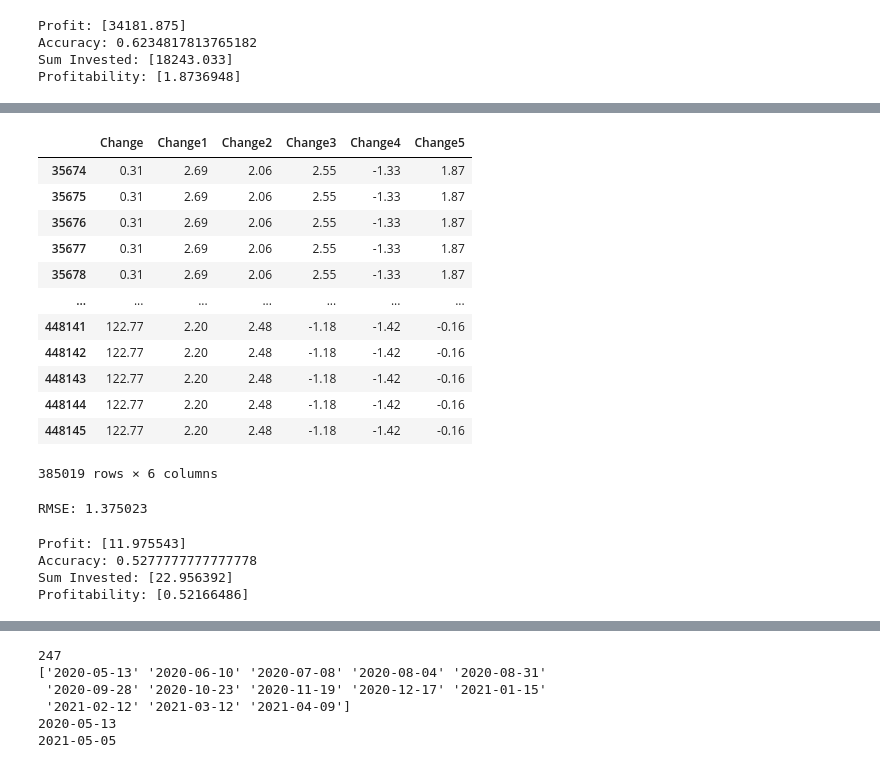
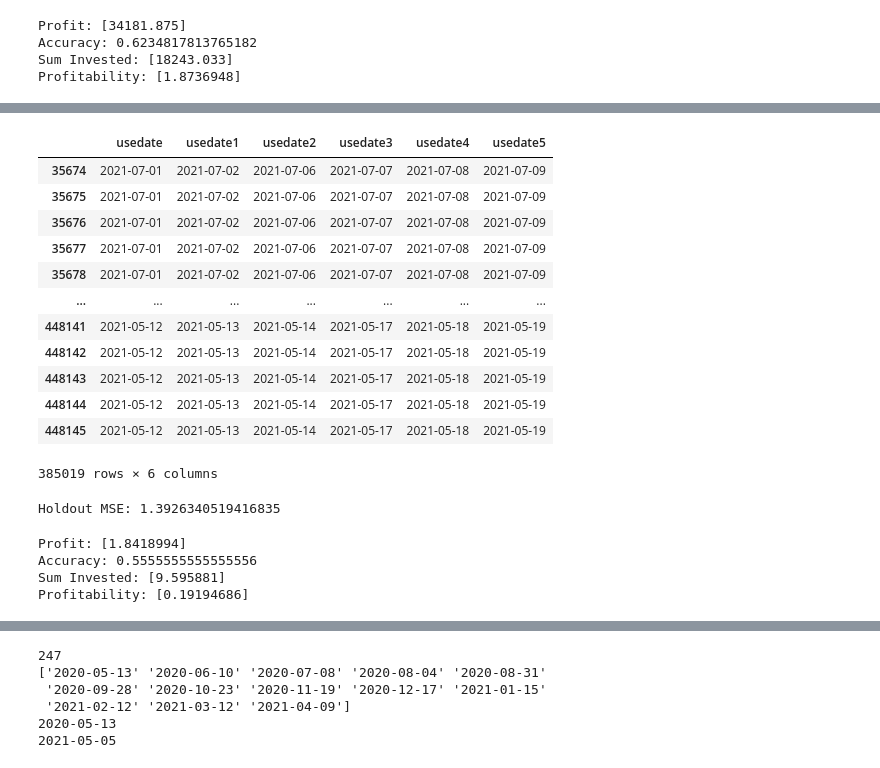
Before and after one commit to nathanindrakumar/Final_Project, a Jupyter notebook: FurtherAheadPrediction.ipynb, the cells around one changed output, grey strips where cells are left out. Cells and saved outputs as stored; diff of their text form; code cells hidden in the pictures.

```diff
--- a/FurtherAheadPrediction.ipynb
+++ b/FurtherAheadPrediction.ipynb
@@ -790,32 +802,33 @@ with open("y_holdout_dates.txt", "rb") as fp:   # Unpickling
 
 # y_holdout = y_holdout.values.reshape(-1,1)
 # y_holdout = y_holdout.astype(np.float32)
-# %%
-y_holdout
-# %% [output]
-|  | Change | Change1 | Change2 | Change3 | Change4 | Change5 |
-| 35674 | 0.31 | 2.69 | 2.06 | 2.55 | -1.33 | 1.87 |
-| 35675 | 0.31 | 2.69 | 2.06 | 2.55 | -1.33 | 1.87 |
-| 35676 | 0.31 | 2.69 | 2.06 | 2.55 | -1.33 | 1.87 |
-| 35677 | 0.31 | 2.69 | 2.06 | 2.55 | -1.33 | 1.87 |
-| 35678 | 0.31 | 2.69 | 2.06 | 2.55 | -1.33 | 1.87 |
-| ... | ... | ... | ... | ... | ... | ... |
-| 448141 | 122.77 | 2.20 | 2.48 | -1.18 | -1.42 | -0.16 |
-| 448142 | 122.77 | 2.20 | 2.48 | -1.18 | -1.42 | -0.16 |
-| 448143 | 122.77 | 2.20 | 2.48 | -1.18 | -1.42 | -0.16 |
-| 448144 | 122.77 | 2.20 | 2.48 | -1.18 | -1.42 | -0.16 |
-| 448145 | 122.77 | 2.20 | 2.48 | -1.18 | -1.42 | -0.16 |
-385019 rows × 6 columns
+# %%
+y_holdout_dates
+# %% [output]
+|  | usedate | usedate1 | usedate2 | usedate3 | usedate4 | usedate5 |
+| 35674 | 2021-07-01 | 2021-07-02 | 2021-07-06 | 2021-07-07 | 2021-07-08 | 2021-07-09 |
+| 35675 | 2021-07-01 | 2021-07-02 | 2021-07-06 | 2021-07-07 | 2021-07-08 | 2021-07-09 |
+| 35676 | 2021-07-01 | 2021-07-02 | 2021-07-06 | 2021-07-07 | 2021-07-08 | 2021-07-09 |
+| 35677 | 2021-07-01 | 2021-07-02 | 2021-07-06 | 2021-07-07 | 2021-07-08 | 2021-07-09 |
+| 35678 | 2021-07-01 | 2021-07-02 | 2021-07-06 | 2021-07-07 | 2021-07-08 | 2021-07-09 |
+| ... | ... | ... | ... | ... | ... | ... |
+| 448141 | 2021-05-12 | 2021-05-13 | 2021-05-14 | 2021-05-17 | 2021-05-18 | 2021-05-19 |
+| 448142 | 2021-05-12 | 2021-05-13 | 2021-05-14 | 2021-05-17 | 2021-05-18 | 2021-05-19 |
+| 448143 | 2021-05-12 | 2021-05-13 | 2021-05-14 | 2021-05-17 | 2021-05-18 | 2021-05-19 |
+| 448144 | 2021-05-12 | 2021-05-13 | 2021-05-14 | 2021-05-17 | 2021-05-18 | 2021-05-19 |
+| 448145 | 2021-05-12 | 2021-05-13 | 2021-05-14 | 2021-05-17 | 2021-05-18 | 2021-05-19 |
+385019 rows × 6 columns
 # %%
+y_holdout2 = y_holdout['Change1']
 y_pred_holdout= pipe.predict(x_holdout)
-rmse = mean_squared_error(y_holdout, y_pred_holdout, squared = False)
-print("RMSE:", rmse)
+rmse = mean_squared_error(y_holdout2, y_pred_holdout, squared = False)
+print("Holdout MSE:", rmse)
 # %% [output]
-RMSE: 1.375023
+Holdout MSE: 1.3926340519416835
 # %%
 modelpreds = y_pred_holdout
-y = y_holdout
-z = y_holdout_dates
+y = y_holdout2
+z = y_holdout_dates['usedate1']
 unique = z.unique()
 profit = 0
 bullorbearcount = 0
@@ -846,10 +859,10 @@ print("Accuracy:", (bullorbearcount/len(unique)))
 print("Sum Invested:", invested)
 print("Profitability:", (profit/invested))
 # %% [output]
-Profit: [11.975543]
-Accuracy: 0.5277777777777778
-Sum Invested: [22.956392]
-Profitability: [0.52166486]
+Profit: [1.8418994]
+Accuracy: 0.5555555555555556
+Sum Invested: [9.595881]
+Profitability: [0.19194686]
 # %%
 predsuml = [item for sublist in predsumlist for item in sublist]
 realal = [item for sublist in realalist for item in sublist]
```
Also changed, not shown: parts of 4 cells of this notebook, 11 other files.
